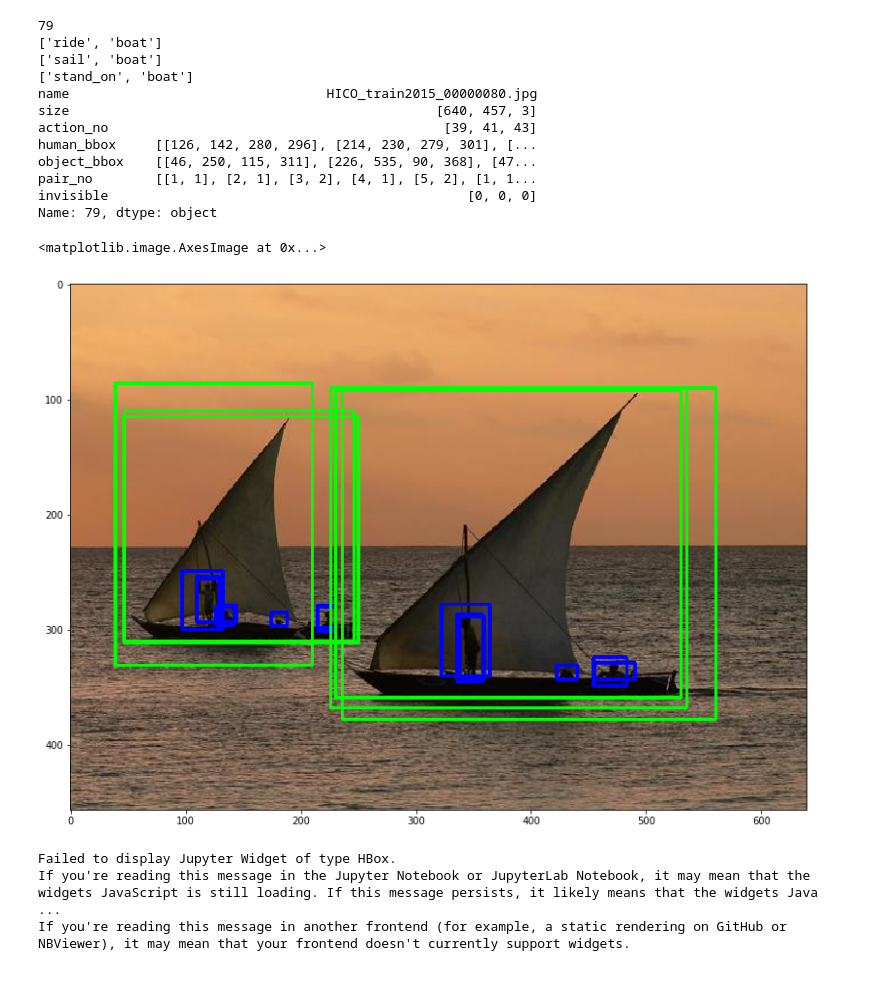
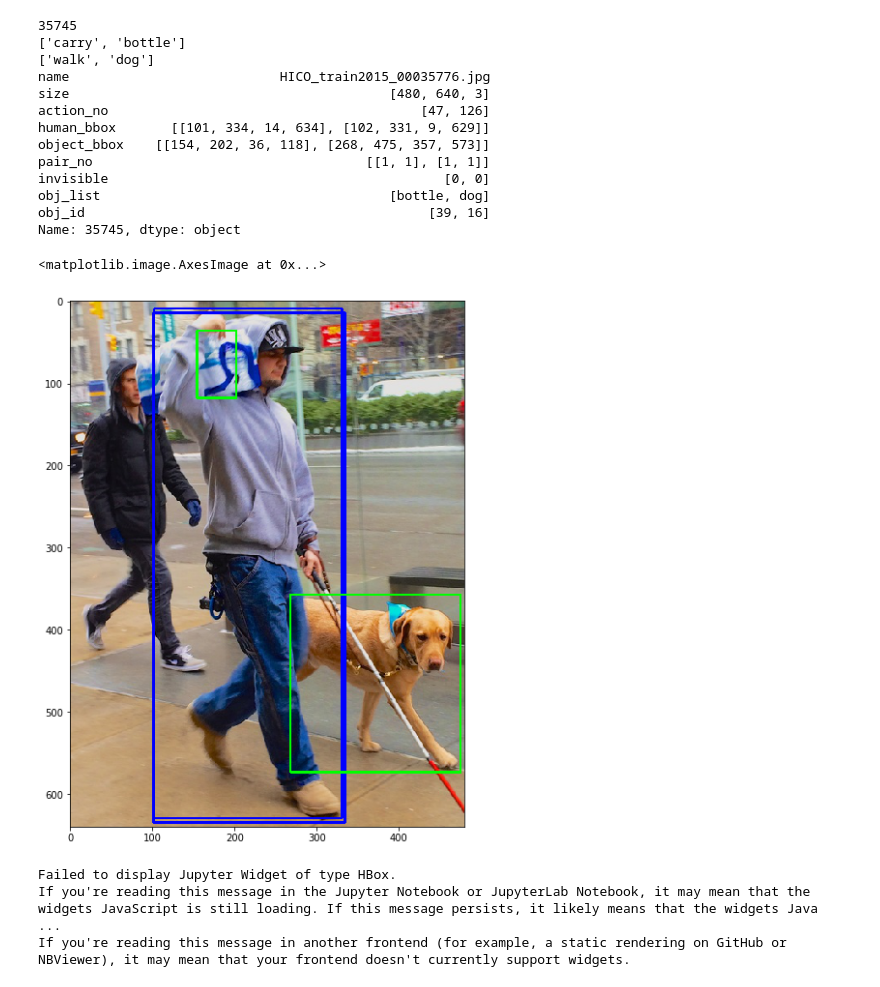
Before and after one commit to harryhowiefish/hoi_challenge, a Jupyter notebook: anno_prep.ipynb, the cells around one changed output. Drawn from its saved outputs; the diff is of its cells as text; code cells hidden in the pictures.

```diff
--- a/anno_prep.ipynb
+++ b/anno_prep.ipynb
@@ -29,37 +50,38 @@ train_image_path='/projectdata/cht01/hico_20160224_det/images/train2015/'
 image_no=-1
 # %%
 #15,16,8,24,32,35,40,44,48,55,68,72,35745,518
-# image_no=55
-image_no+=1
+image_no=35745
+# image_no+=1
 print(image_no)
 input_img = cv2.imread(train_image_path+train_data['name'][image_no])
 RGB_img = cv2.cvtColor(input_img, cv2.COLOR_BGR2RGB)
 
 for i in train_data['human_bbox'][image_no]:
     cv2.rectangle(RGB_img, (i[0],i[2]),(i[1],i[3]), (0,0,255), 2)
 for i in train_data['object_bbox'][image_no]:
     cv2.rectangle(RGB_img, (i[0],i[2]),(i[1],i[3]), (0,255,0), 2)
 
 for i in train_data['action_no'][image_no]:
     print(hoi_dict[str(i)])
 print(train_data.iloc[image_no])
 plt.figure(figsize=(20,10))
 plt.imshow(RGB_img)
 # %% [output]
-79
-['ride', 'boat']
-['sail', 'boat']
-['stand_on', 'boat']
-name                                 HICO_train2015_00000080.jpg
-size                                               [640, 457, 3]
-action_no                                           [39, 41, 43]
-human_bbox     [[126, 142, 280, 296], [214, 230, 279, 301], [...
-object_bbox    [[46, 250, 115, 311], [226, 535, 90, 368], [47...
-pair_no        [[1, 1], [2, 1], [3, 2], [4, 1], [5, 2], [1, 1...
-invisible                                              [0, 0, 0]
-Name: 79, dtype: object
+35745
+['carry', 'bottle']
+['walk', 'dog']
+name                           HICO_train2015_00035776.jpg
+size                                         [480, 640, 3]
+action_no                                        [47, 126]
+human_bbox       [[101, 334, 14, 634], [102, 331, 9, 629]]
+object_bbox    [[154, 202, 36, 118], [268, 475, 357, 573]]
+pair_no                                   [[1, 1], [1, 1]]
+invisible                                           [0, 0]
+obj_list                                     [bottle, dog]
+obj_id                                            [39, 16]
+Name: 35745, dtype: object
 <matplotlib.image.AxesImage at 0x...>
-[figure, old version]
+[figure, new version]
 # %%
 action_no=train_data.action_no.tolist()
 obj_list = []
```
Also changed, not shown: parts of 6 cells of this notebook, 11 other files.
